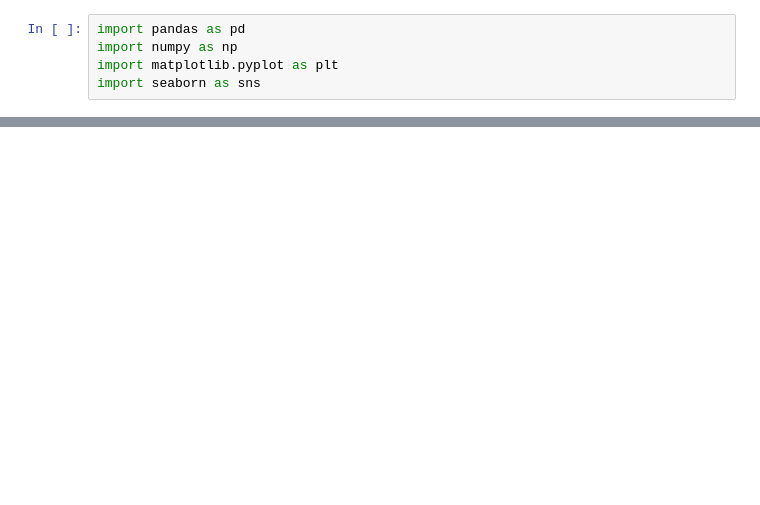
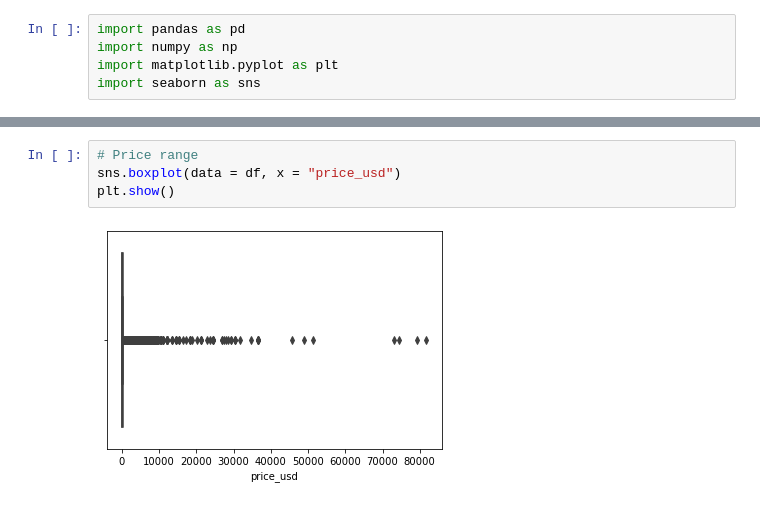
Before and after one commit to paul-trood/Products, a Jupyter notebook: whisky_analysis.ipynb, the cells around one changed output, grey strips where cells are left out. Drawn from its saved outputs; the diff is of its cells as text; blank space fills up the shorter version.

```diff
--- a/whisky_analysis.ipynb
+++ b/whisky_analysis.ipynb
@@ -146,0 +59,6 @@ sns.boxplot(data = new_df, x = "price_usd")
+# %%
+# Price range
+sns.boxplot(data = df, x = "price_usd")
+plt.show()
+# %% [output]
+[figure, added]
```
Also changed, not shown: parts of 37 cells of this notebook.
